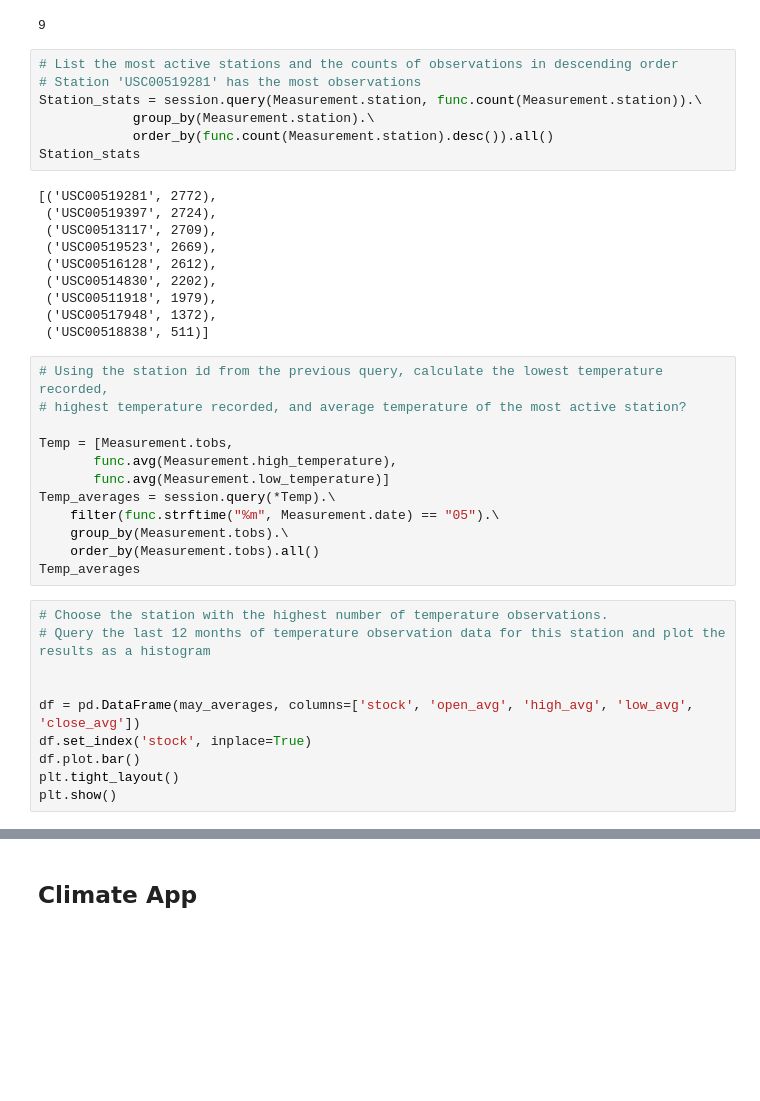
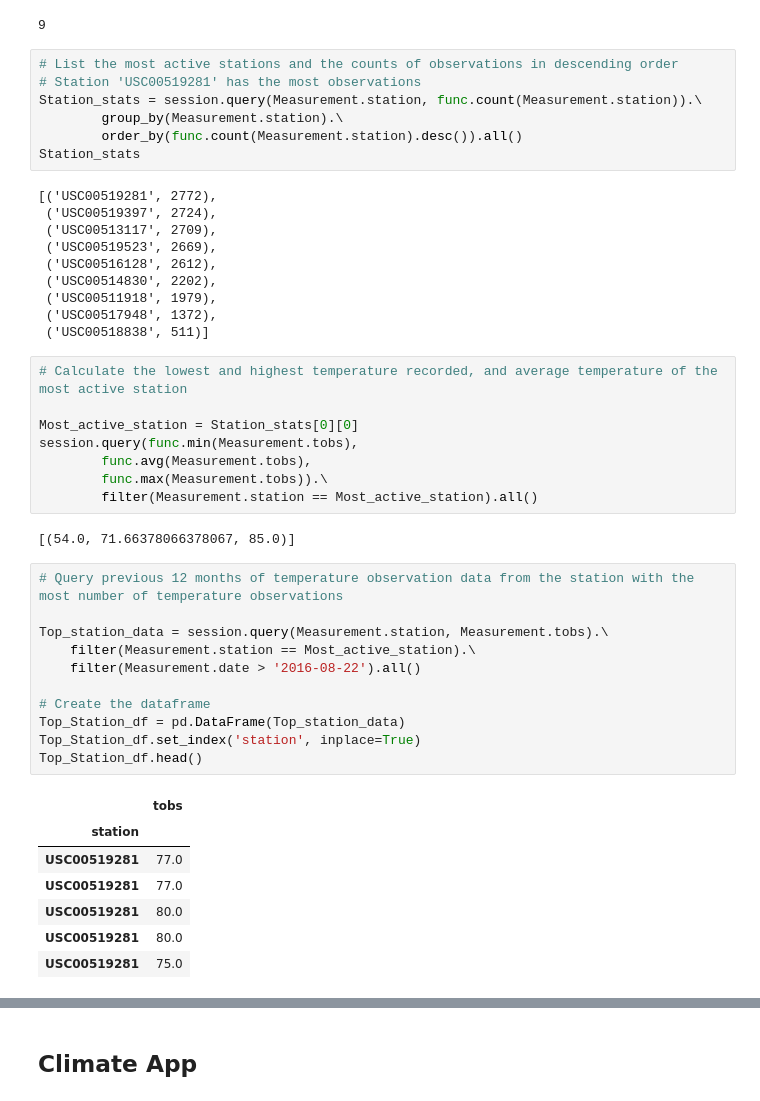
Before and after one commit to cdfencing/SQLalchemy-Challenge, a Jupyter notebook: climate_analysis.ipynb, the cells around one changed output, grey strips where cells are left out. Saved outputs shown, nothing was run; the diff lists cells and outputs as text; blank space fills up the shorter version.

```diff
--- a/climate_analysis.ipynb
+++ b/climate_analysis.ipynb
@@ -143,8 +143,8 @@ session.query(Station.id).count()
 # List the most active stations and the counts of observations in descending order
 # Station 'USC00519281' has the most observations
 Station_stats = session.query(Measurement.station, func.count(Measurement.station)).\
-            group_by(Measurement.station).\
-            order_by(func.count(Measurement.station).desc()).all()
+        group_by(Measurement.station).\
+        order_by(func.count(Measurement.station).desc()).all()
 Station_stats
 # %% [output]
 [('USC00519281', 2772),
@@ -157,24 +157,31 @@ Station_stats
  ('USC00517948', 1372),
  ('USC00518838', 511)]
 # %%
-# Using the station id from the previous query, calculate the lowest temperature recorded,
-# highest temperature recorded, and average temperature of the most active station?
+# Calculate the lowest and highest temperature recorded, and average temperature of the most active station
 
-Temp = [Measurement.tobs,
-       func.avg(Measurement.high_temperature),
-       func.avg(Measurement.low_temperature)]
-Temp_averages = session.query(*Temp).\
-    filter(func.strftime("%m", Measurement.date) == "05").\
-    group_by(Measurement.tobs).\
-    order_by(Measurement.tobs).all()
-Temp_averages
+Most_active_station = Station_stats[0][0]
+session.query(func.min(Measurement.tobs),
+        func.avg(Measurement.tobs),
+        func.max(Measurement.tobs)).\
+        filter(Measurement.station == Most_active_station).all()
+# %% [output]
+[(54.0, 71.66378066378067, 85.0)]
-# %%
-# Choose the station with the highest number of temperature observations.
-# Query the last 12 months of temperature observation data for this station and plot the results as a histogram
-
-
-df = pd.DataFrame(may_averages, columns=['stock', 'open_avg', 'high_avg', 'low_avg', 'close_avg'])
-df.set_index('stock', inplace=True)
-df.plot.bar()
-plt.tight_layout()
-plt.show()
+# %%
+# Query previous 12 months of temperature observation data from the station with the most number of temperature observations
+
+Top_station_data = session.query(Measurement.station, Measurement.tobs).\
+    filter(Measurement.station == Most_active_station).\
+    filter(Measurement.date > '2016-08-22').all()
+
+# Create the dataframe
+Top_Station_df = pd.DataFrame(Top_station_data)
+Top_Station_df.set_index('station', inplace=True)
+Top_Station_df.head()
+# %% [output]
+|  | tobs |
+| station |  |
+| USC00519281 | 77.0 |
+| USC00519281 | 77.0 |
+| USC00519281 | 80.0 |
+| USC00519281 | 80.0 |
+| USC00519281 | 75.0 |
```
Also changed, not shown: parts of 1 cell of this notebook.
